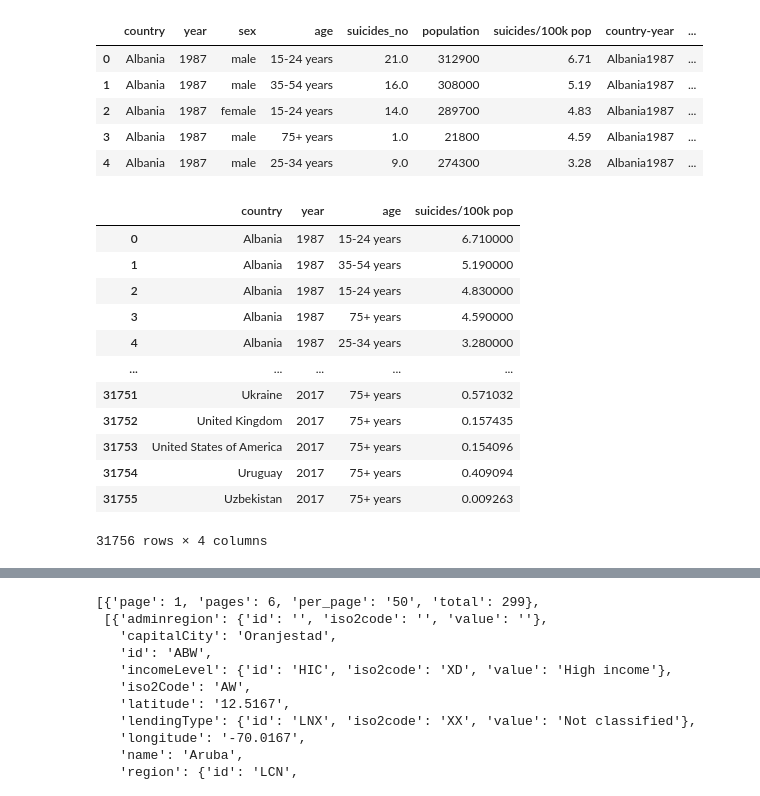
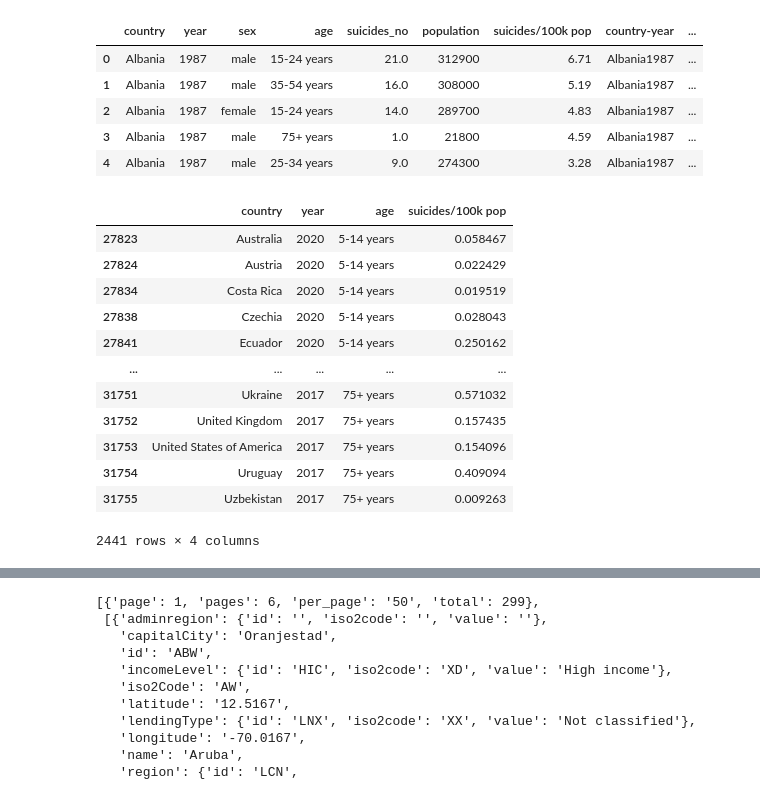
Before and after one commit to BirundhaVaratharajan/Project-1, a Jupyter notebook: Untitled.ipynb, the cells around one changed output, grey strips where cells are left out. Drawn from its saved outputs; the diff is of its cells as text; code cells hidden in the pictures.

```diff
--- a/Untitled.ipynb
+++ b/Untitled.ipynb
@@ -118,22 +118,23 @@ master.head()
 # %%
 narrow_data_2 = master.loc[(master["year"]<2022) & (master["year"]>=2017)]
 narrow_data_3 = narrow_data_2.loc[(narrow_data_2["suicides/100k pop"]>0)]
-narrow_data_2
-narrow_data_2 = pd.DataFrame(master, columns=["country", "year", "age", "suicides/100k pop"])
+narrow_data_3
+narrow_data_4 = pd.DataFrame(narrow_data_3, columns=["country", "year", "age", "suicides/100k pop"])
 
-narrow_data_2.dropna()
+#narrow_data_2.dropna()
+narrow_data_4
 # %% [output]
 |  | country | year | age | suicides/100k pop |
-| 0 | Albania | 1987 | 15-24 years | 6.710000 |
-| 1 | Albania | 1987 | 35-54 years | 5.190000 |
-| 2 | Albania | 1987 | 15-24 years | 4.830000 |
-| 3 | Albania | 1987 | 75+ years | 4.590000 |
-| 4 | Albania | 1987 | 25-34 years | 3.280000 |
+| 27823 | Australia | 2020 | 5-14 years | 0.058467 |
+| 27824 | Austria | 2020 | 5-14 years | 0.022429 |
+| 27834 | Costa Rica | 2020 | 5-14 years | 0.019519 |
+| 27838 | Czechia | 2020 | 5-14 years | 0.028043 |
+| 27841 | Ecuador | 2020 | 5-14 years | 0.250162 |
 | ... | ... | ... | ... | ... |
 | 31751 | Ukraine | 2017 | 75+ years | 0.571032 |
 | 31752 | United Kingdom | 2017 | 75+ years | 0.157435 |
 | 31753 | United States of America | 2017 | 75+ years | 0.154096 |
 | 31754 | Uruguay | 2017 | 75+ years | 0.409094 |
 | 31755 | Uzbekistan | 2017 | 75+ years | 0.009263 |
-31756 rows × 4 columns
+2441 rows × 4 columns
 # %%
```
Also changed, not shown: parts of 13 cells of this notebook, 1 other file.
